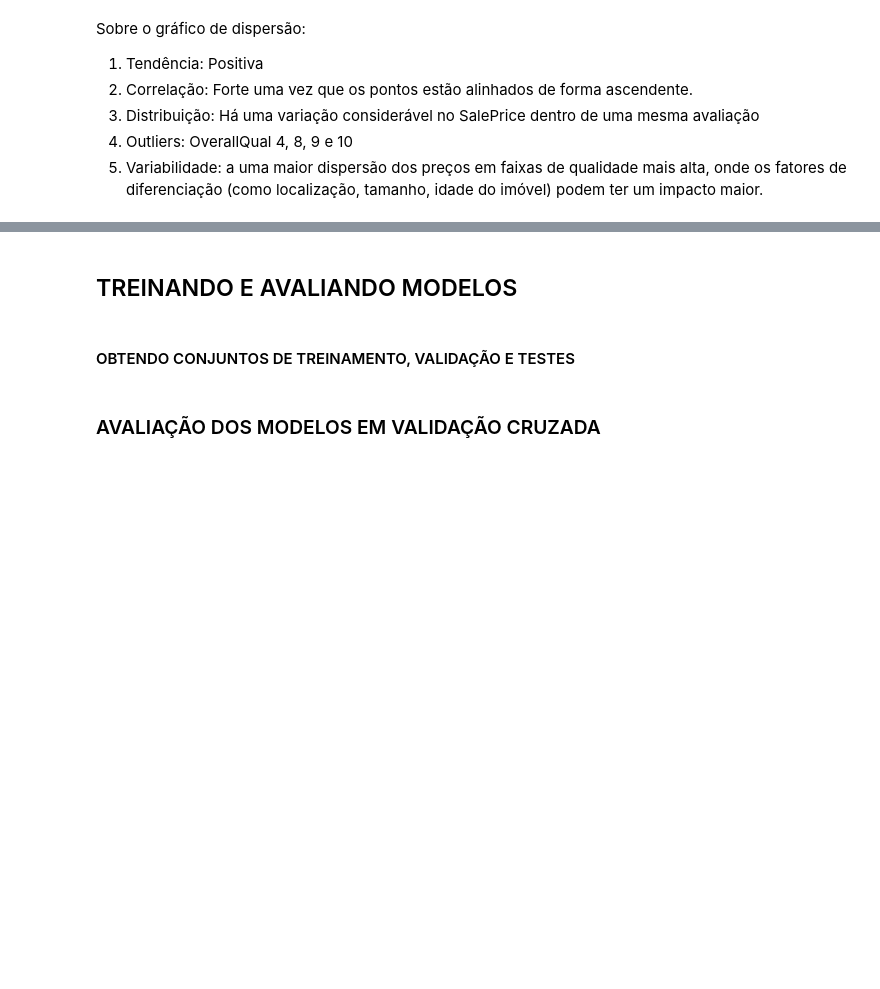
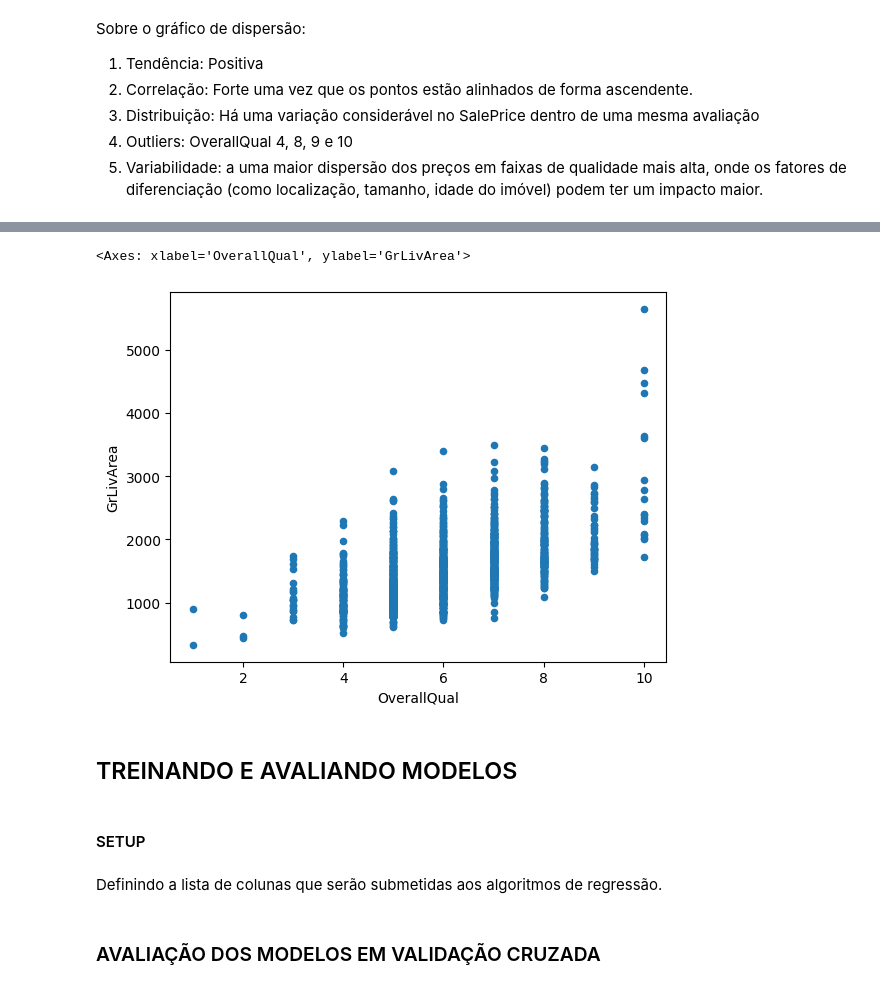
Before and after one commit to claytonsilva007/house_prices, a Jupyter notebook: notebook.ipynb, the cells around one changed output, grey strips where cells are left out. Drawn from its saved outputs; the diff is of its cells as text; code cells hidden in the pictures; blank space fills up the shorter version.

```diff
--- a/notebook.ipynb
+++ b/notebook.ipynb
@@ -156,4 +173,11 @@ Sobre o gráfico de dispersão:
+# %%
+df.plot(kind='scatter', x='OverallQual', y='GrLivArea')
+# %% [output]
+<Axes: xlabel='OverallQual', ylabel='GrLivArea'>
+[figure, added]
 # %% [markdown]
 ## TREINANDO E AVALIANDO MODELOS
-# %% [markdown]
-#### OBTENDO CONJUNTOS DE TREINAMENTO, VALIDAÇÃO E TESTES
+# %% [markdown]
+#### SETUP
+# %% [markdown]
+Definindo a lista de colunas que serão submetidas aos algoritmos de regressão.
```
Also changed, not shown: parts of 9 cells of this notebook.
